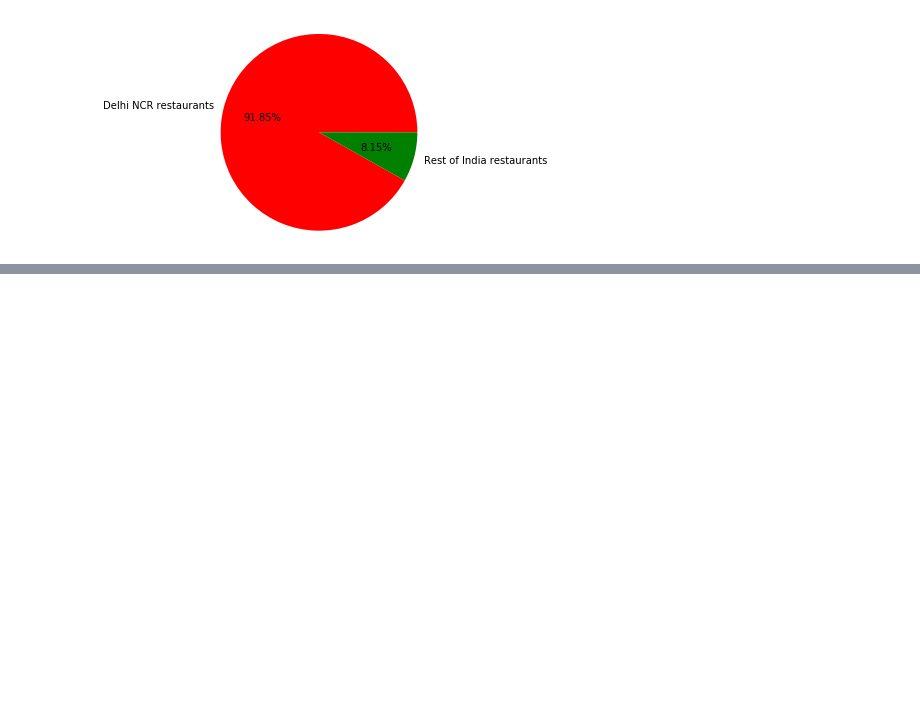
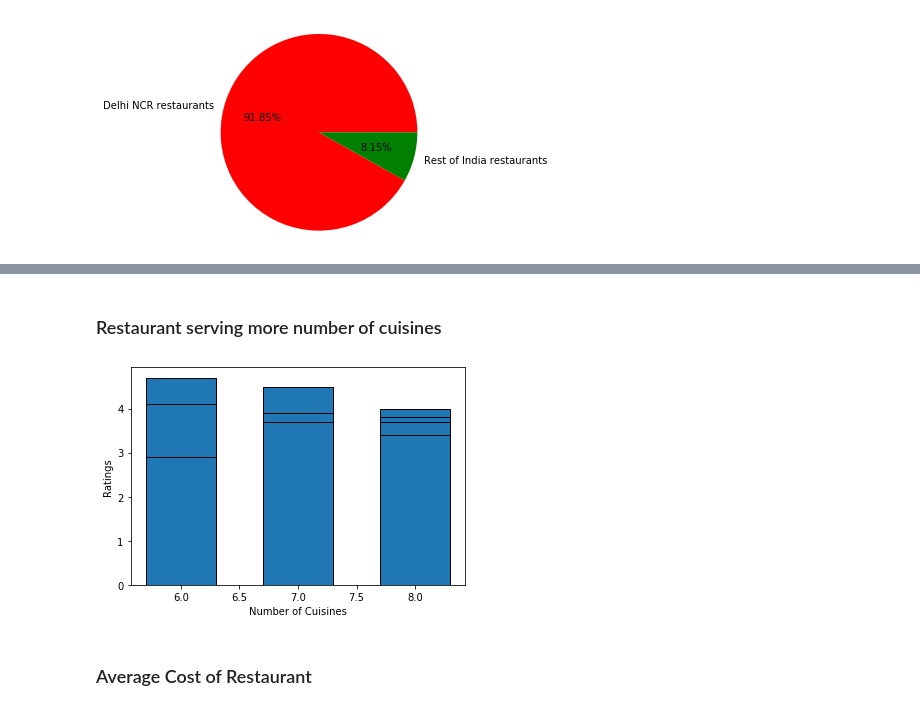
Before and after one commit to sanchit-bhalla/DataScience-and-ML, a Jupyter notebook: Projects/ZomatoAPI/ZomatoAPI_Proect2.ipynb, the cells around one changed output, grey strips where cells are left out. Drawn from its saved outputs; the diff is of its cells as text; code cells hidden in the pictures; blank space fills up the shorter version.

```diff
--- a/Projects/ZomatoAPI/ZomatoAPI_Proect2.ipynb
+++ b/Projects/ZomatoAPI/ZomatoAPI_Proect2.ipynb
@@ -182,0 +209,28 @@ plt.show()
+# %% [markdown]
+### Restaurant serving more number of cuisines
+# %%
+import pandas as pd
+import matplotlib.pyplot as plt
+
+def get_cuisines(c):
+    if pd.isnull(c):
+        return 0
+    else:
+        l = c.split(',')
+        return len(l)
+df = pd.read_csv('zomato.csv', encoding='latin-1')
+df = df[df['Country Code']==1].copy(deep=True)
+df['num_Cuisines'] = df['Cuisines'].apply(get_cuisines)
+df.sort_values('num_Cuisines', ascending = False, inplace=True)
+
+ratings = list(df['Aggregate rating'][:50])
+num_cuis = list(df['num_Cuisines'][:50])
+
+plt.bar(num_cuis,ratings,edgecolor='black', width=0.6)
+plt.xlabel('Number of Cuisines')
+plt.ylabel('Ratings')
+plt.show()
+# %% [output]
+[figure, added]
+# %% [markdown]
+### Average Cost of Restaurant
```
Also changed, not shown: parts of 20 cells of this notebook, 3 other files.
